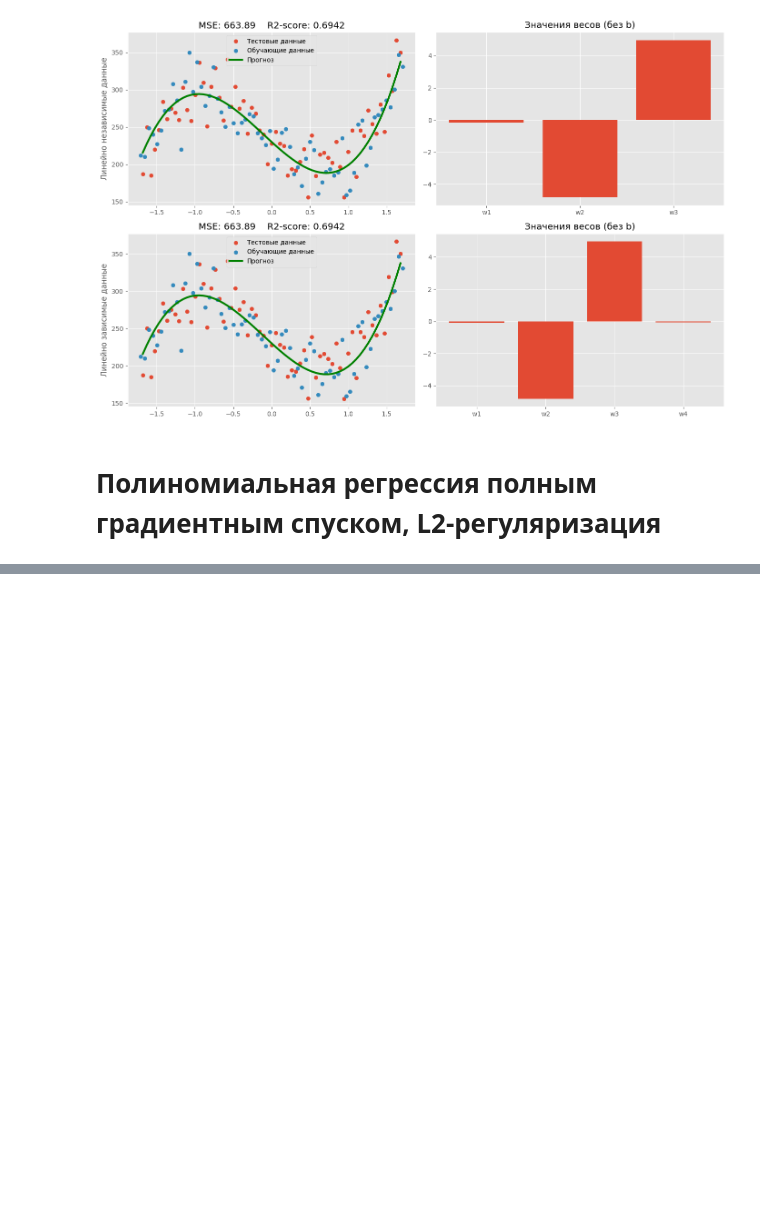
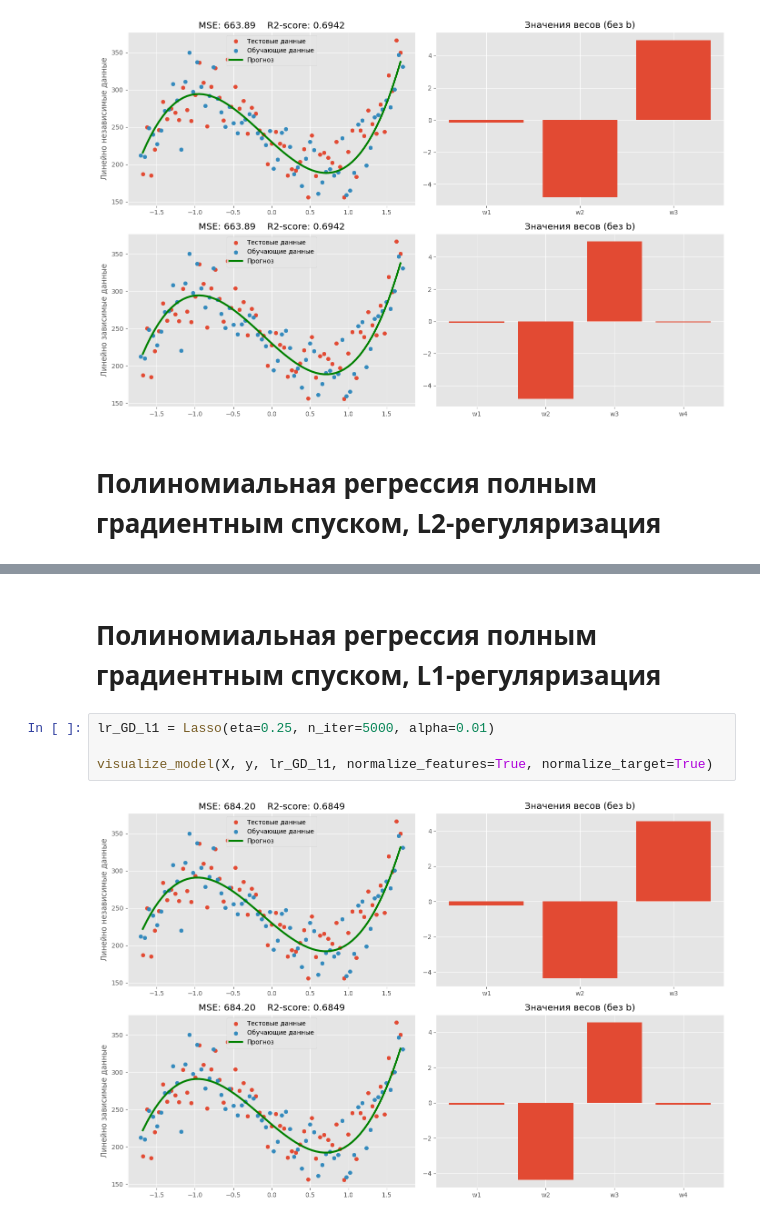
Before and after one commit to Dima3044/ML_HandMade, a Jupyter notebook: regression/linear_regression.ipynb, the cells around one changed output, grey strips where cells are left out. Cells and saved outputs as stored; diff of their text form; blank space fills up the shorter version.

Commit message:
Lasso and ElasticNet

```diff
--- a/regression/linear_regression.ipynb
+++ b/regression/linear_regression.ipynb
@@ -124,0 +125,8 @@ visualize_model(X, y, lr_GD_l2, normalize_features=True, normalize_target=True)
+# %% [markdown]
+# Полиномиальная регрессия полным градиентным спуском, L1-регуляризация
+# %%
+lr_GD_l1 = Lasso(eta=0.25, n_iter=5000, alpha=0.01)
+
+visualize_model(X, y, lr_GD_l1, normalize_features=True, normalize_target=True)
+# %% [output]
+[figure, added]
```
Also changed, not shown: parts of 5 cells of this notebook, 3 other files.
